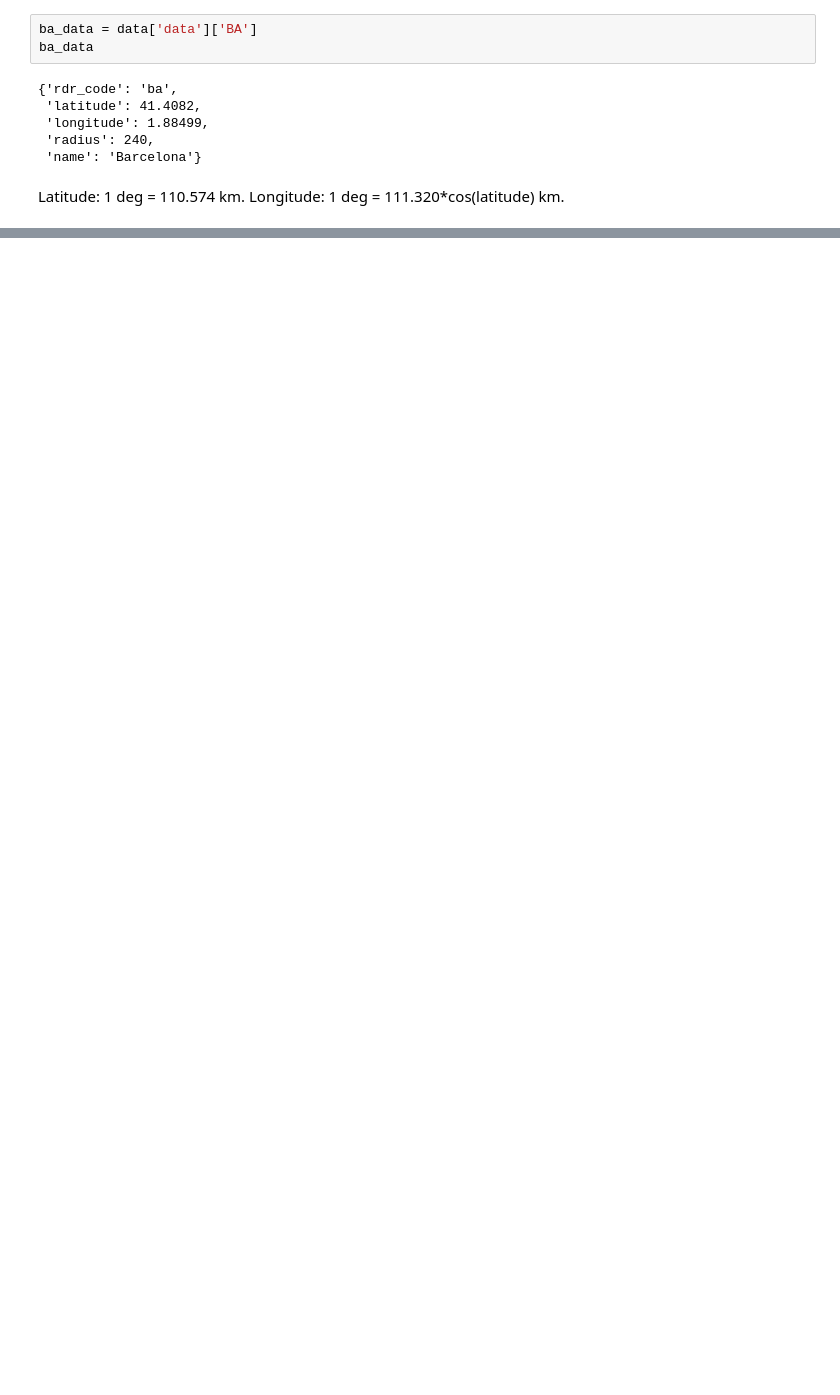
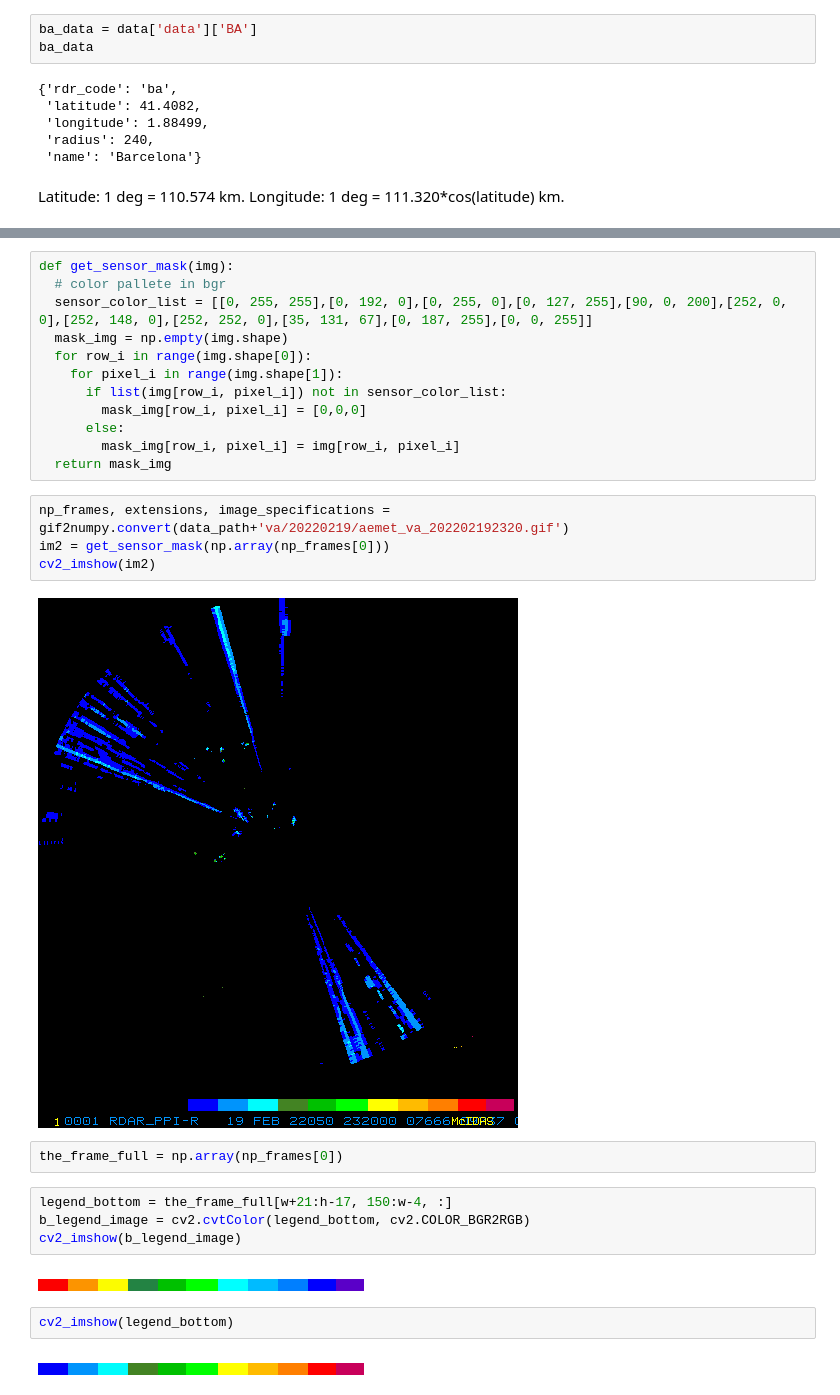
Before and after one commit to melihkurtaran/DNA_hackathon, a Jupyter notebook: MainCode.ipynb, the cells around one changed output, grey strips where cells are left out. Cells and saved outputs as stored; diff of their text form; blank space fills up the shorter version.

```diff
--- a/MainCode.ipynb
+++ b/MainCode.ipynb
@@ -109,0 +112,30 @@ frame_long_diff = 1/(111.320*np.cos(ba_data['latitude']))
+# %%
+def get_sensor_mask(img):
+  # color pallete in bgr
+  sensor_color_list = [[0, 255, 255],[0, 192, 0],[0, 255, 0],[0, 127, 255],[90, 0, 200],[252, 0, 0],[252, 148, 0],[252, 252, 0],[35, 131, 67],[0, 187, 255],[0, 0, 255]]
+  mask_img = np.empty(img.shape)
+  for row_i in range(img.shape[0]):
+    for pixel_i in range(img.shape[1]):
+      if list(img[row_i, pixel_i]) not in sensor_color_list:
+        mask_img[row_i, pixel_i] = [0,0,0]
+      else:
+        mask_img[row_i, pixel_i] = img[row_i, pixel_i]
+  return mask_img
+# %%
+np_frames, extensions, image_specifications = gif2numpy.convert(data_path+'va/20220219/aemet_va_202202192320.gif')
+im2 = get_sensor_mask(np.array(np_frames[0]))
+cv2_imshow(im2)
+# %% [output]
+[figure, added]
+# %%
+the_frame_full = np.array(np_frames[0])
+# %%
+legend_bottom = the_frame_full[w+21:h-17, 150:w-4, :]
+b_legend_image = cv2.cvtColor(legend_bottom, cv2.COLOR_BGR2RGB)
+cv2_imshow(b_legend_image)
+# %% [output]
+[figure, added]
+# %%
+cv2_imshow(legend_bottom)
+# %% [output]
+[figure, added]
```
Also changed, not shown: parts of 16 cells of this notebook.
